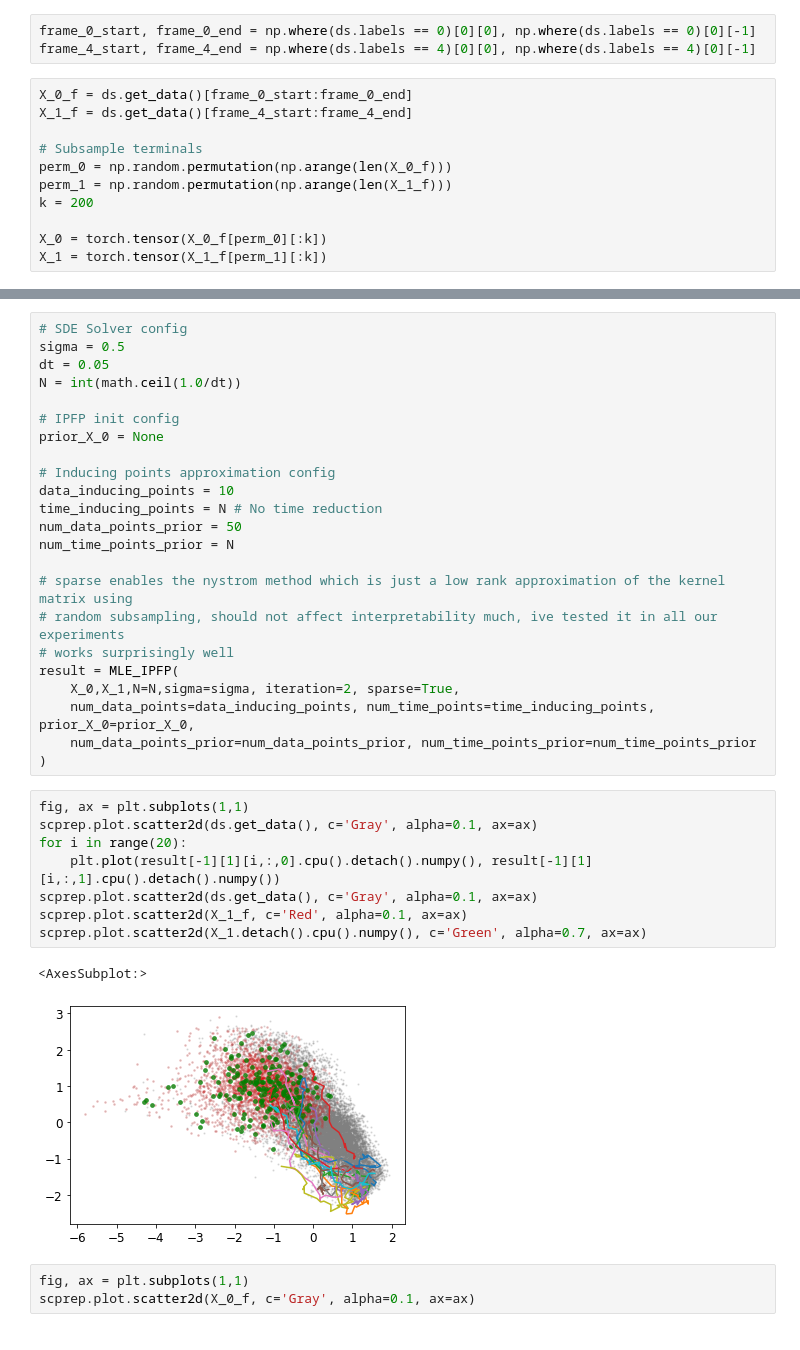
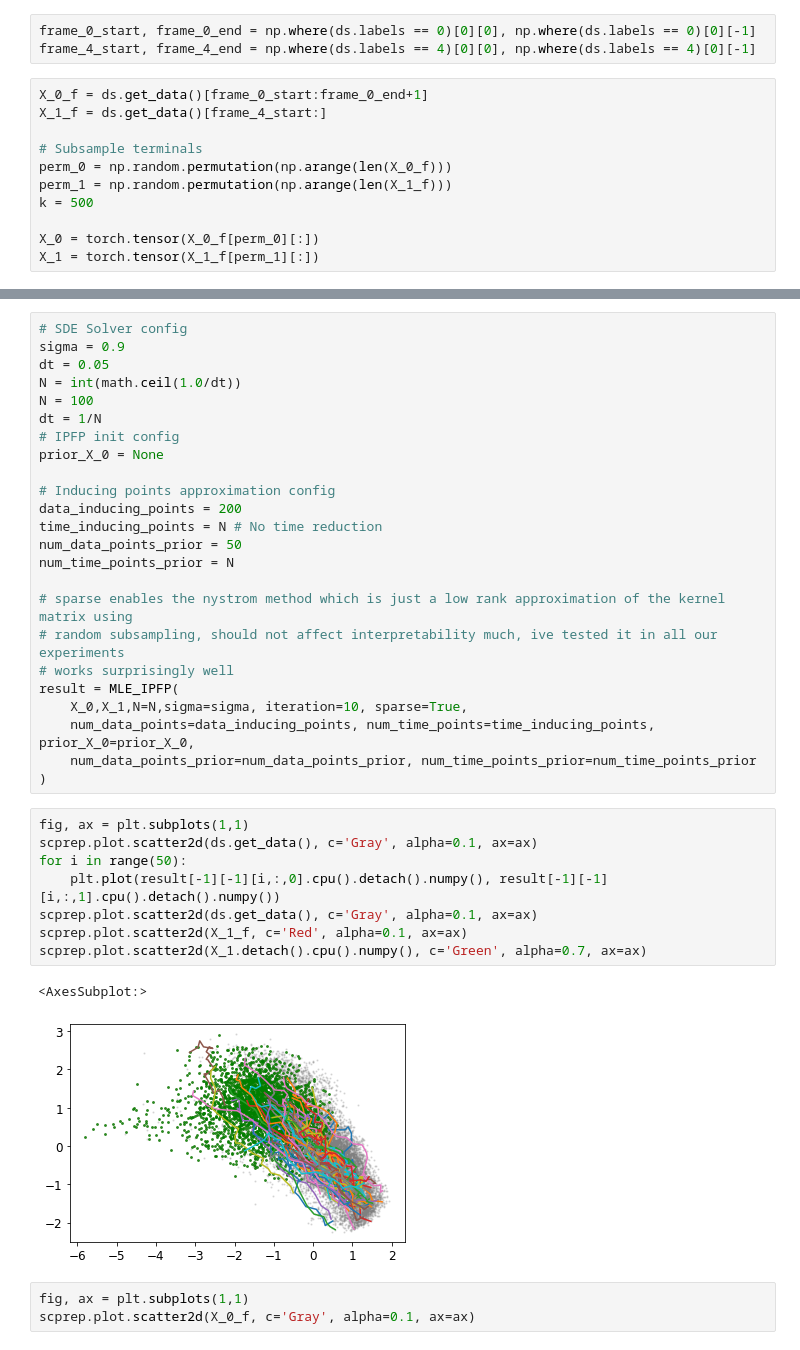
Before and after one commit to franciscovargas/GP_Sinkhorn, a Jupyter notebook: notebooks/EB_dataset.ipynb, the cells around one changed output, grey strips where cells are left out. Drawn from its saved outputs; the diff is of its cells as text.

Commit message:
Notebook for Figure 8 running

```diff
--- a/notebooks/EB_dataset.ipynb
+++ b/notebooks/EB_dataset.ipynb
@@ -32,13 +36,13 @@ scprep.plot.scatter2d(ds.get_data(), c='Gray', alpha=0.1, ax=ax)
 frame_0_start, frame_0_end = np.where(ds.labels == 0)[0][0], np.where(ds.labels == 0)[0][-1]
 frame_4_start, frame_4_end = np.where(ds.labels == 4)[0][0], np.where(ds.labels == 4)[0][-1]
 # %%
-X_0_f = ds.get_data()[frame_0_start:frame_0_end]
-X_1_f = ds.get_data()[frame_4_start:frame_4_end]
+X_0_f = ds.get_data()[frame_0_start:frame_0_end+1]
+X_1_f = ds.get_data()[frame_4_start:]
 
 # Subsample terminals
 perm_0 = np.random.permutation(np.arange(len(X_0_f)))
 perm_1 = np.random.permutation(np.arange(len(X_1_f)))
-k = 200
+k = 500
 
-X_0 = torch.tensor(X_0_f[perm_0][:k])
-X_1 = torch.tensor(X_1_f[perm_1][:k])
+X_0 = torch.tensor(X_0_f[perm_0][:])
+X_1 = torch.tensor(X_1_f[perm_1][:])
@@ -45,14 +53,15 @@ X_1 = torch.tensor(X_1_f[perm_1][:k])
 # %%
 # SDE Solver config
-sigma = 0.5
+sigma = 0.9
 dt = 0.05
 N = int(math.ceil(1.0/dt))
-
+N = 100
+dt = 1/N
 # IPFP init config
 prior_X_0 = None
 
 # Inducing points approximation config
-data_inducing_points = 10
+data_inducing_points = 200
 time_inducing_points = N # No time reduction
 num_data_points_prior = 50
 num_time_points_prior = N
@@ -61,21 +70,21 @@ num_time_points_prior = N
 # random subsampling, should not affect interpretability much, ive tested it in all our experiments
 # works surprisingly well
 result = MLE_IPFP(
-    X_0,X_1,N=N,sigma=sigma, iteration=2, sparse=True,
+    X_0,X_1,N=N,sigma=sigma, iteration=10, sparse=True,
     num_data_points=data_inducing_points, num_time_points=time_inducing_points, prior_X_0=prior_X_0,
     num_data_points_prior=num_data_points_prior, num_time_points_prior=num_time_points_prior
 )
 # %%
 fig, ax = plt.subplots(1,1)
 scprep.plot.scatter2d(ds.get_data(), c='Gray', alpha=0.1, ax=ax)
-for i in range(20):
-    plt.plot(result[-1][1][i,:,0].cpu().detach().numpy(), result[-1][1][i,:,1].cpu().detach().numpy())
+for i in range(50):
+    plt.plot(result[-1][-1][i,:,0].cpu().detach().numpy(), result[-1][-1][i,:,1].cpu().detach().numpy())
 scprep.plot.scatter2d(ds.get_data(), c='Gray', alpha=0.1, ax=ax)
 scprep.plot.scatter2d(X_1_f, c='Red', alpha=0.1, ax=ax)
 scprep.plot.scatter2d(X_1.detach().cpu().numpy(), c='Green', alpha=0.7, ax=ax)
 # %% [output]
 <AxesSubplot:>
-[figure, old version]
+[figure, new version]
 # %%
 fig, ax = plt.subplots(1,1)
 scprep.plot.scatter2d(X_0_f, c='Gray', alpha=0.1, ax=ax)
```
Also changed, not shown: parts of 29 cells of this notebook.
